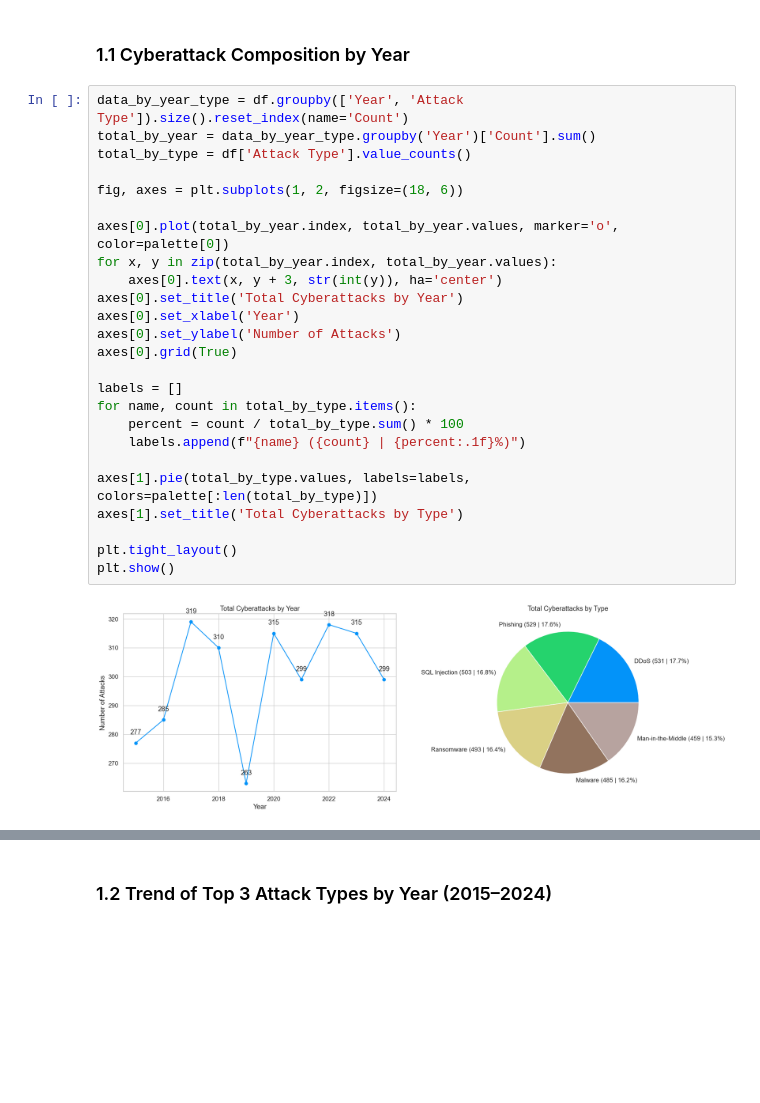
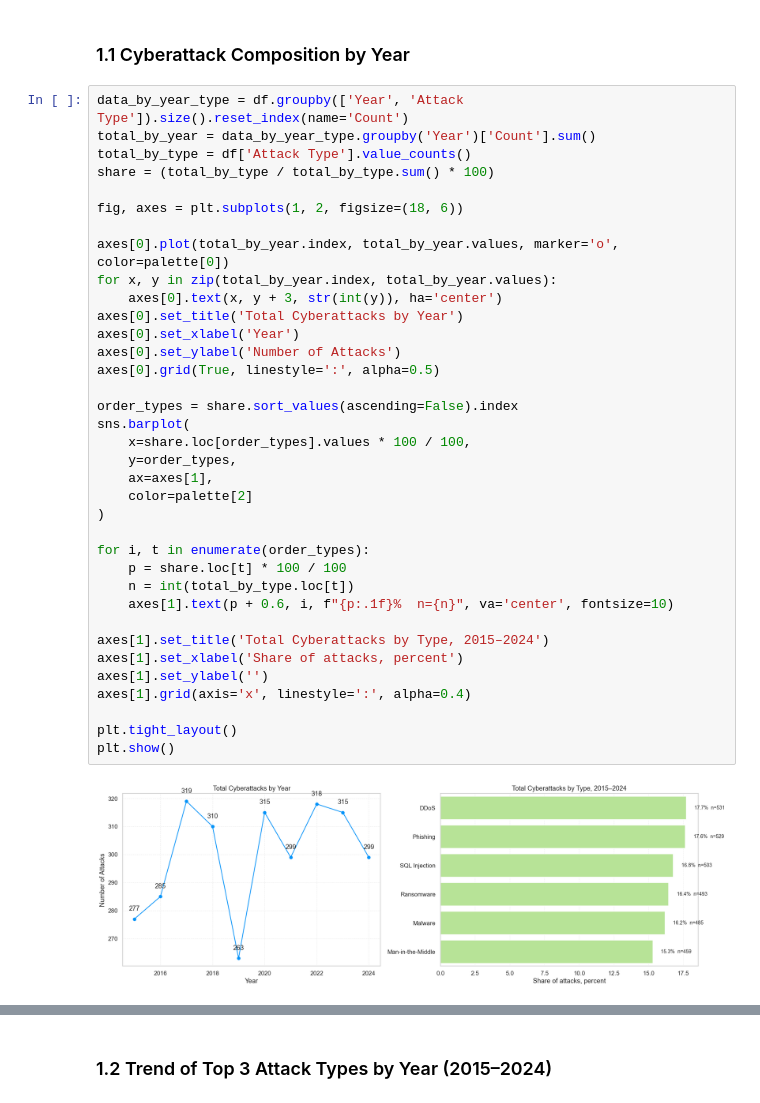
Before and after one commit to dolludaa/Global-Cybersecurity-Threats-2015-2024, a Jupyter notebook: business_analysis.ipynb, the cells around one changed output, grey strips where cells are left out. Saved outputs shown, nothing was run; the diff lists cells and outputs as text; blank space fills up the shorter version.

```diff
--- a/business_analysis.ipynb
+++ b/business_analysis.ipynb
@@ -77,30 +77,41 @@ df.head()
 # %%
 data_by_year_type = df.groupby(['Year', 'Attack Type']).size().reset_index(name='Count')
 total_by_year = data_by_year_type.groupby('Year')['Count'].sum()
 total_by_type = df['Attack Type'].value_counts()
+share = (total_by_type / total_by_type.sum() * 100)
 
 fig, axes = plt.subplots(1, 2, figsize=(18, 6))
 
 axes[0].plot(total_by_year.index, total_by_year.values, marker='o', color=palette[0])
 for x, y in zip(total_by_year.index, total_by_year.values):
     axes[0].text(x, y + 3, str(int(y)), ha='center')
 axes[0].set_title('Total Cyberattacks by Year')
 axes[0].set_xlabel('Year')
 axes[0].set_ylabel('Number of Attacks')
-axes[0].grid(True)
+axes[0].grid(True, linestyle=':', alpha=0.5)
 
-labels = []
-for name, count in total_by_type.items():
-    percent = count / total_by_type.sum() * 100
-    labels.append(f"{name} ({count} | {percent:.1f}%)")
+order_types = share.sort_values(ascending=False).index
+sns.barplot(
+    x=share.loc[order_types].values * 100 / 100,
+    y=order_types,
+    ax=axes[1],
+    color=palette[2]
+)
 
-axes[1].pie(total_by_type.values, labels=labels, colors=palette[:len(total_by_type)])
-axes[1].set_title('Total Cyberattacks by Type')
+for i, t in enumerate(order_types):
+    p = share.loc[t] * 100 / 100
+    n = int(total_by_type.loc[t])
+    axes[1].text(p + 0.6, i, f"{p:.1f}%  n={n}", va='center', fontsize=10)
+
+axes[1].set_title('Total Cyberattacks by Type, 2015–2024')
+axes[1].set_xlabel('Share of attacks, percent')
+axes[1].set_ylabel('')
+axes[1].grid(axis='x', linestyle=':', alpha=0.4)
 
 plt.tight_layout()
 plt.show()
 # %% [output]
-[figure, old version]
+[figure, new version]
 # %% [markdown]
 **Chart 1** : Total Cyberattacks by Year (2015–2024)
 
```
Also changed, not shown: parts of 21 cells of this notebook.
